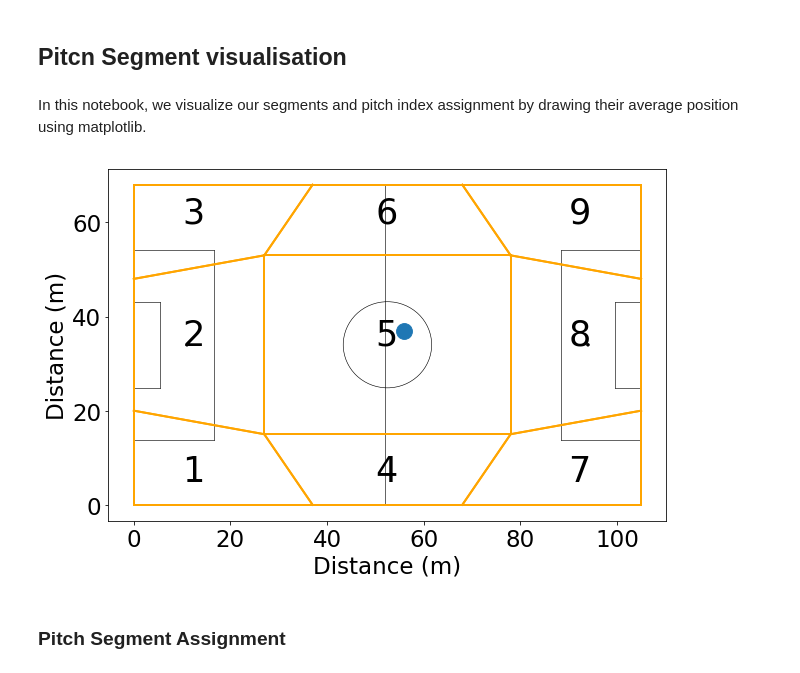
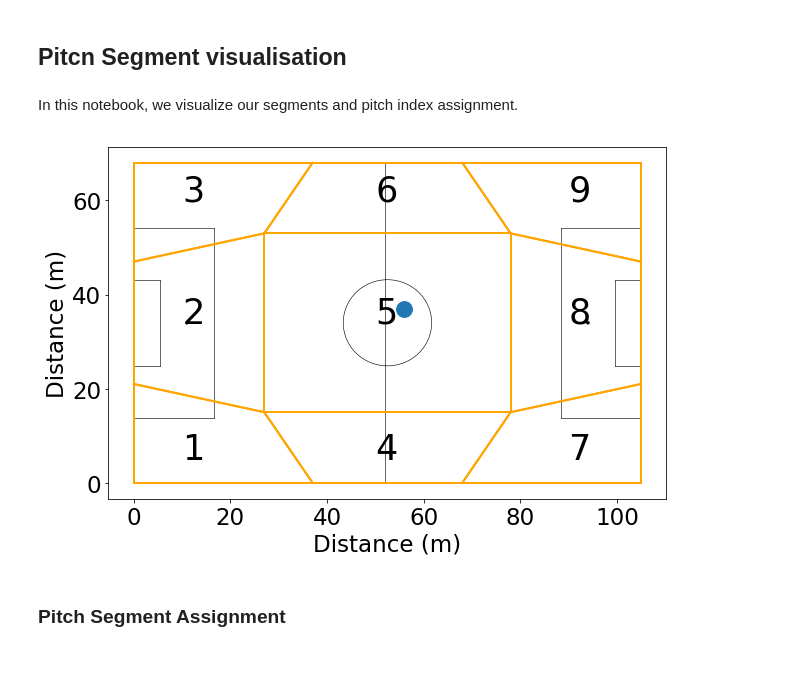
Before and after one commit to anaramirli/predict-soccer-ball-location, a Jupyter notebook: src/pitch_segment_visualization.ipynb, the cells around one changed output. Drawn from its saved outputs; the diff is of its cells as text; code cells hidden in the pictures.

```diff
--- a/src/pitch_segment_visualization.ipynb
+++ b/src/pitch_segment_visualization.ipynb
@@ -15,7 +15,7 @@
 # %% [markdown]
 ## Pitcn Segment visualisation
 # %% [markdown]
-In this notebook, we visualize our segments and pitch index assignment by drawing their average position using matplotlib.
+In this notebook, we visualize our segments and pitch index assignment.
 # %%
 import numpy as np
 import pandas as pd
@@ -109,43 +109,43 @@ ax.add_line(mlines.Line2D((99.5, 99.5), (24.84, 43.16), color='black', linewidth
 
 
 # segments
-plot_segment(ax,0,0,0,20,27,15,37,0)
-plot_segment(ax,0,48,27,53,27,15,0,20)
-plot_segment(ax,0,48,0,68,37,68,27,53)
+plot_segment(ax,0,0,0,21,27,15,37,0)
+plot_segment(ax,0,47,27,53,27,15,0,21)
+plot_segment(ax,0,47,0,68,37,68,27,53)
 
 
 
 plot_segment(ax,27,15,78,15,68,0,37,0)
 plot_segment(ax,27,15,78,15,78,53,27,53)
 plot_segment(ax,27,53,78,53,68,68,37,68)
 
 
-plot_segment(ax,105,0,105,20,78,15,68,0)
-plot_segment(ax,105,48,78,53,78,15,105,20)
-plot_segment(ax,105,48,105,68,68,68,78,53)
+plot_segment(ax,105,0,105,21,78,15,68,0)
+plot_segment(ax,105,47,78,53,78,15,105,21)
+plot_segment(ax,105,47,105,68,68,68,78,53)
 
 
 
 
 ax.text(10, 5, '1', fontsize=35)
 ax.text(10, 34, '2', fontsize=35)
 ax.text(10, 60, '3', fontsize=35)
 
 ax.text(50, 5, '4', fontsize=35)
 ax.text(50, 34, '5', fontsize=35)
 ax.text(50, 60, '6', fontsize=35)
 
 ax.text(90, 5, '7', fontsize=35)
 ax.text(90, 34, '8', fontsize=35)
 ax.text(90, 60, '9', fontsize=35)
 
 
 plt.scatter(56,37, label='Any point', s=size, zorder=2)
 
 
 plt.show()
 # %% [output]
-[figure, old version]
+[figure, new version]
 # %% [markdown]
 ### Pitch Segment Assignment
 # %%
```
Also changed, not shown: parts of 1 cell of this notebook.
